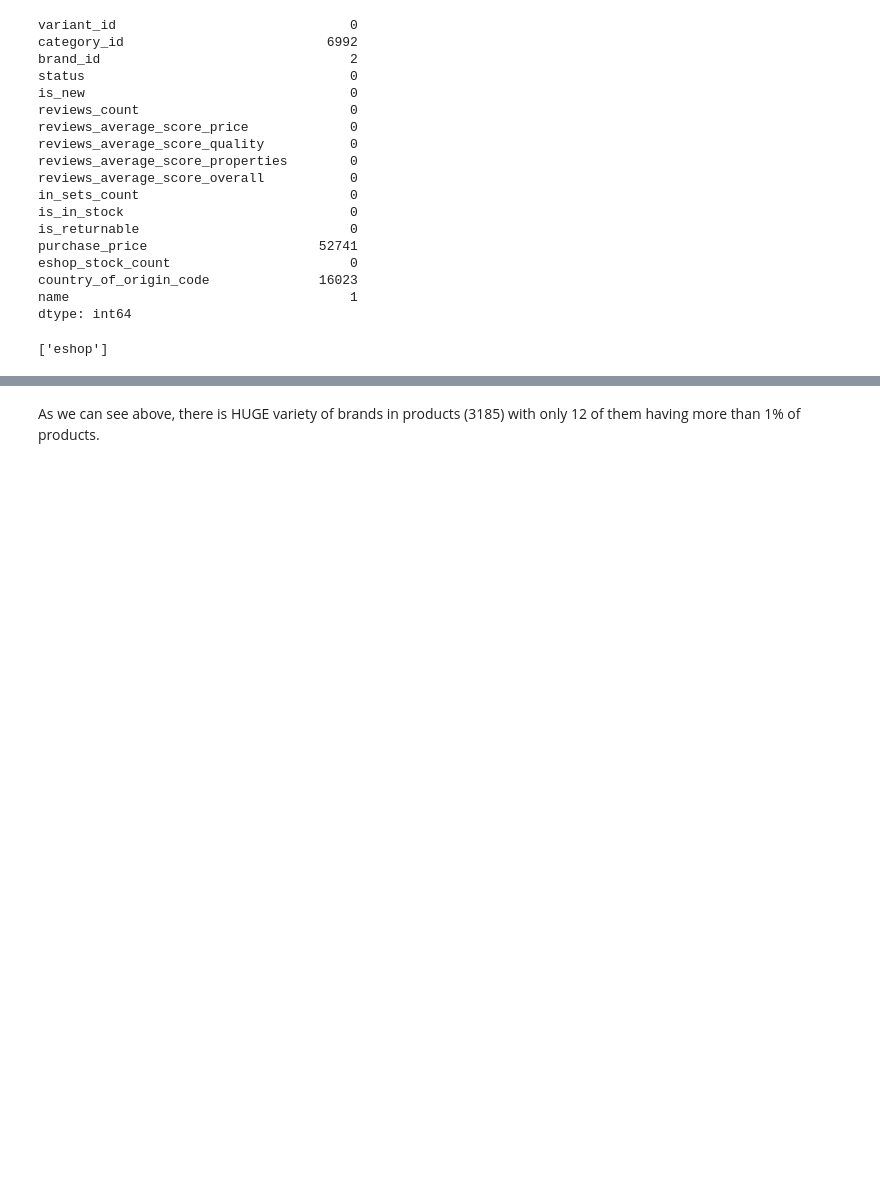
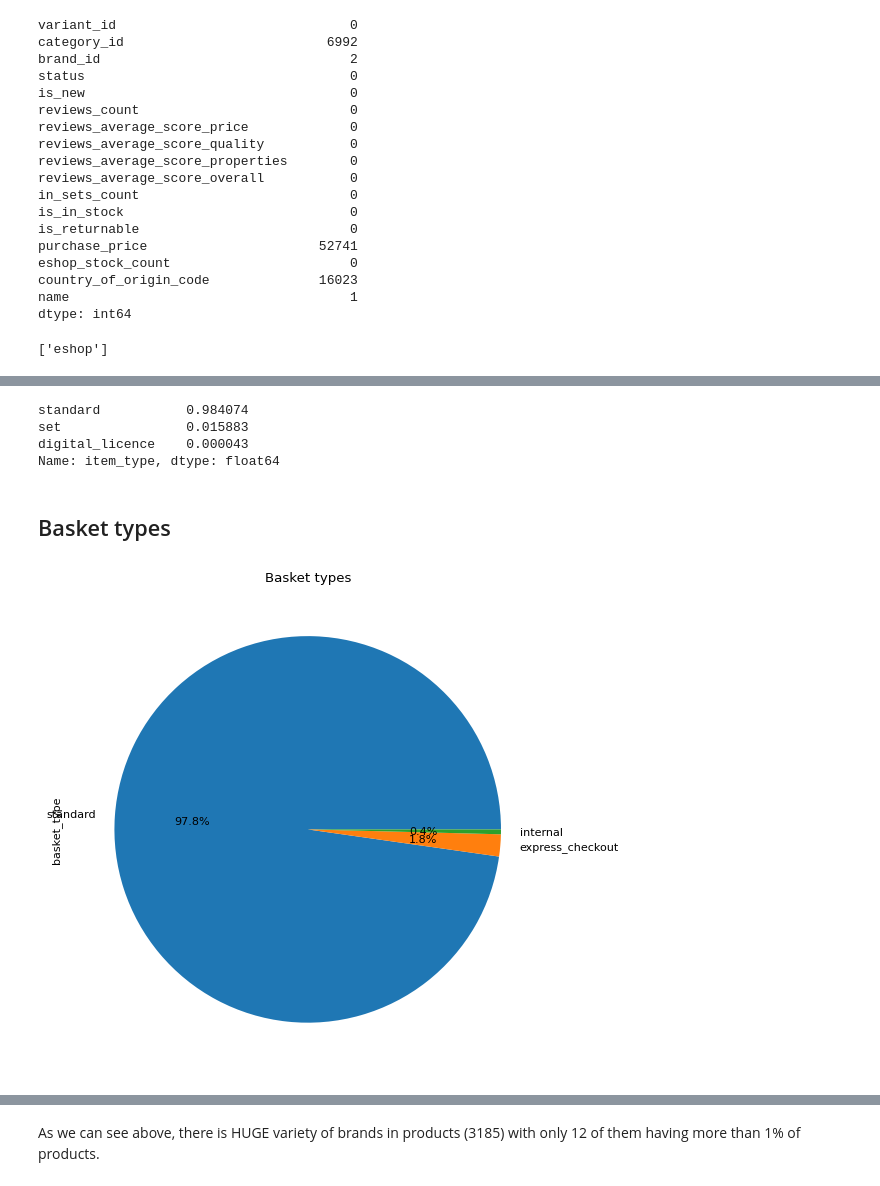
Before and after one commit to xSchon/BP, a Jupyter notebook: EDA.ipynb, the cells around one changed output, grey strips where cells are left out. Cells and saved outputs as stored; diff of their text form; code cells hidden in the pictures; blank space fills up the shorter version.

```diff
--- a/EDA.ipynb
+++ b/EDA.ipynb
@@ -216,0 +206,17 @@ data[data.basket_total_price_with_vat.__eq__(0)].head(10)
+# %%
+# We have only three types of items remaining now - standard, set and digital licence
+data.item_type.value_counts(normalize=True)
+# %% [output]
+standard           0.984074
+set                0.015883
+digital_licence    0.000043
+Name: item_type, dtype: float64
+# %% [markdown]
+## Basket types
+# %%
+# Three different basket types. All of them are valid, made by customer - internal means some internal change (after the order was accepted) made thanks to user's request
+figure().patch.set_facecolor('white')
+data.basket_type.value_counts().plot(kind='pie', title='Basket types', autopct='%1.1f%%')
+plt.show()
+# %% [output]
+[figure, added]
```
Also changed, not shown: parts of 34 cells of this notebook.
